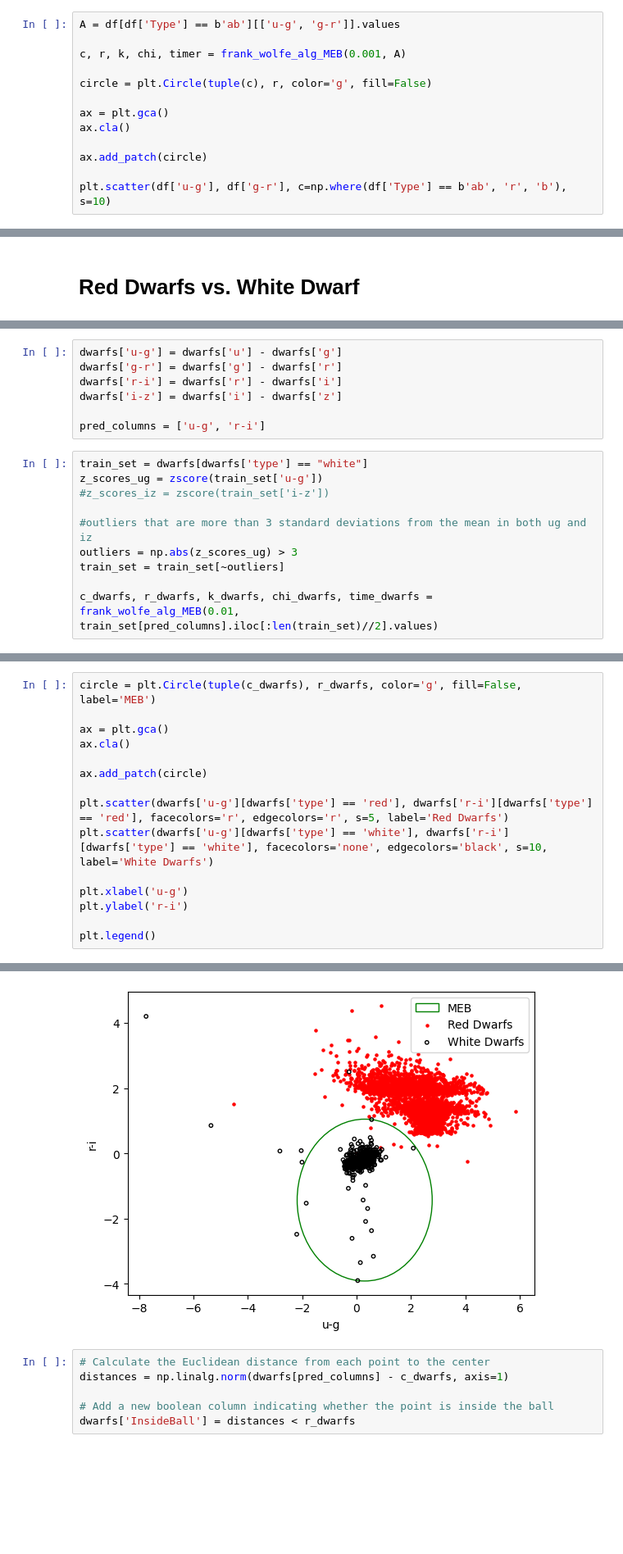
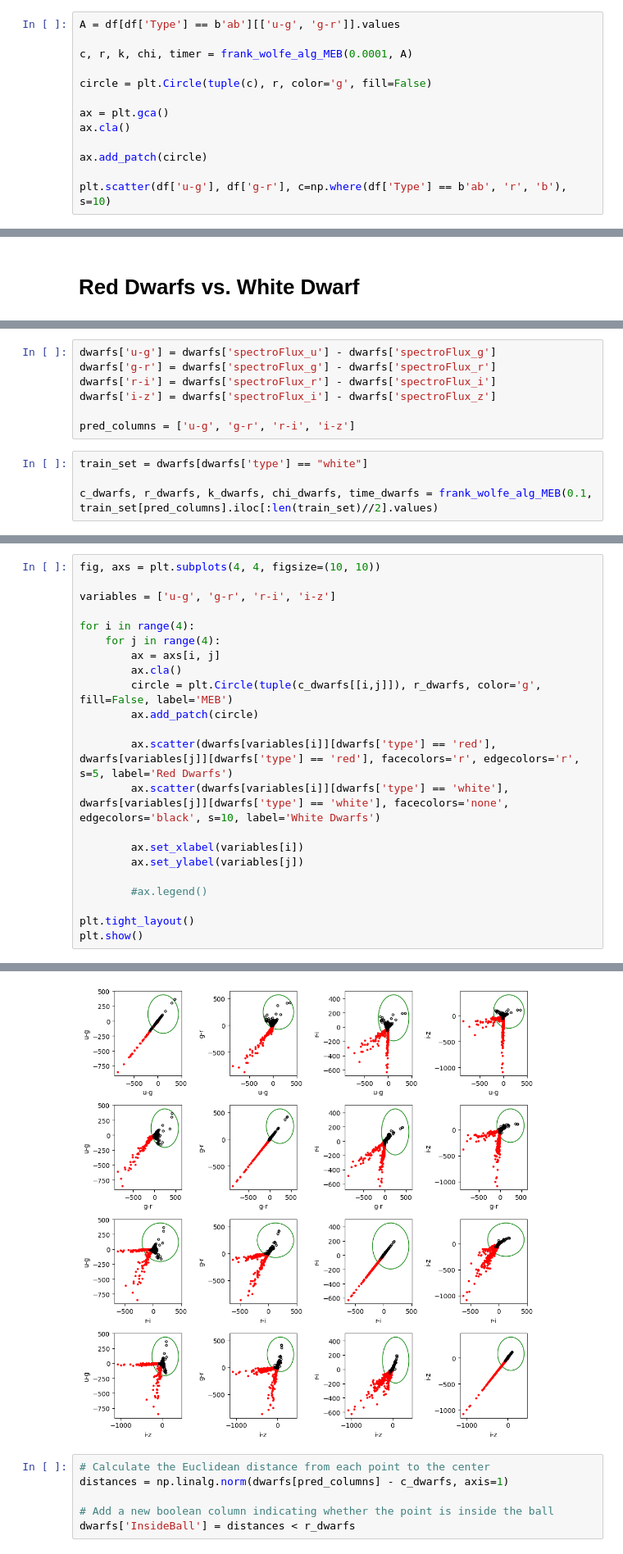
Before and after one commit to joanorePD/Astronomical_Anomaly_Detection_with_MEB, a Jupyter notebook: notebooks/meb.ipynb, the cells around one changed output, grey strips where cells are left out. Shown: that part at 82% size. Saved outputs shown, nothing was run; the diff lists cells and outputs as text; blank space fills up the shorter version.

Commit message:
finished dwarfs 1st algorithm

```diff
--- a/notebooks/meb.ipynb
+++ b/notebooks/meb.ipynb
@@ -157,7 +161,7 @@ def frank_wolfe_alg_MEB(epsilon, A):
 # %%
 A = df[df['Type'] == b'ab'][['u-g', 'g-r']].values
 
-c, r, k, chi, timer = frank_wolfe_alg_MEB(0.001, A)
+c, r, k, chi, timer = frank_wolfe_alg_MEB(0.0001, A)
 
 circle = plt.Circle(tuple(c), r, color='g', fill=False)
 
@@ -355,18 +326,12 @@ Name: u-g, Length: 2185, dtype: bool
 # %%
-dwarfs['u-g'] = dwarfs['u'] - dwarfs['g']
-dwarfs['g-r'] = dwarfs['g'] - dwarfs['r']
-dwarfs['r-i'] = dwarfs['r'] - dwarfs['i']
-dwarfs['i-z'] = dwarfs['i'] - dwarfs['z']
+dwarfs['u-g'] = dwarfs['spectroFlux_u'] - dwarfs['spectroFlux_g']
+dwarfs['g-r'] = dwarfs['spectroFlux_g'] - dwarfs['spectroFlux_r']
+dwarfs['r-i'] = dwarfs['spectroFlux_r'] - dwarfs['spectroFlux_i']
+dwarfs['i-z'] = dwarfs['spectroFlux_i'] - dwarfs['spectroFlux_z']
 
-pred_columns = ['u-g', 'r-i']
+pred_columns = ['u-g', 'g-r', 'r-i', 'i-z']
 # %%
 train_set = dwarfs[dwarfs['type'] == "white"]
-z_scores_ug = zscore(train_set['u-g'])
-#z_scores_iz = zscore(train_set['i-z'])
 
-#outliers that are more than 3 standard deviations from the mean in both ug and iz
-outliers = np.abs(z_scores_ug) > 3
-train_set = train_set[~outliers]
-
-c_dwarfs, r_dwarfs, k_dwarfs, chi_dwarfs, time_dwarfs = frank_wolfe_alg_MEB(0.01, train_set[pred_columns].iloc[:len(train_set)//2].values)
+c_dwarfs, r_dwarfs, k_dwarfs, chi_dwarfs, time_dwarfs = frank_wolfe_alg_MEB(0.1, train_set[pred_columns].iloc[:len(train_set)//2].values)
 # %% [output]
@@ -393,16 +343,23 @@ Name: u-g, Length: 1567, dtype: bool
 # %%
-circle = plt.Circle(tuple(c_dwarfs), r_dwarfs, color='g', fill=False, label='MEB')
+fig, axs = plt.subplots(4, 4, figsize=(10, 10))
 
-ax = plt.gca()
-ax.cla()
+variables = ['u-g', 'g-r', 'r-i', 'i-z']
 
-ax.add_patch(circle)
+for i in range(4):
+    for j in range(4):
+        ax = axs[i, j]
+        ax.cla()
+        circle = plt.Circle(tuple(c_dwarfs[[i,j]]), r_dwarfs, color='g', fill=False, label='MEB')
+        ax.add_patch(circle)
 
-plt.scatter(dwarfs['u-g'][dwarfs['type'] == 'red'], dwarfs['r-i'][dwarfs['type'] == 'red'], facecolors='r', edgecolors='r', s=5, label='Red Dwarfs')
-plt.scatter(dwarfs['u-g'][dwarfs['type'] == 'white'], dwarfs['r-i'][dwarfs['type'] == 'white'], facecolors='none', edgecolors='black', s=10, label='White Dwarfs')
+        ax.scatter(dwarfs[variables[i]][dwarfs['type'] == 'red'], dwarfs[variables[j]][dwarfs['type'] == 'red'], facecolors='r', edgecolors='r', s=5, label='Red Dwarfs')
+        ax.scatter(dwarfs[variables[i]][dwarfs['type'] == 'white'], dwarfs[variables[j]][dwarfs['type'] == 'white'], facecolors='none', edgecolors='black', s=10, label='White Dwarfs')
 
-plt.xlabel('u-g')
-plt.ylabel('r-i')
+        ax.set_xlabel(variables[i])
+        ax.set_ylabel(variables[j])
 
-plt.legend()
+        #ax.legend()
+
+plt.tight_layout()
+plt.show()
 # %% [output]
@@ -410,4 +366,4 @@ plt.legend()
-[figure, old version]
+[figure, new version]
 # %%
 # Calculate the Euclidean distance from each point to the center
 distances = np.linalg.norm(dwarfs[pred_columns] - c_dwarfs, axis=1)
```
Also changed, not shown: parts of 13 cells of this notebook, 6 other files.
